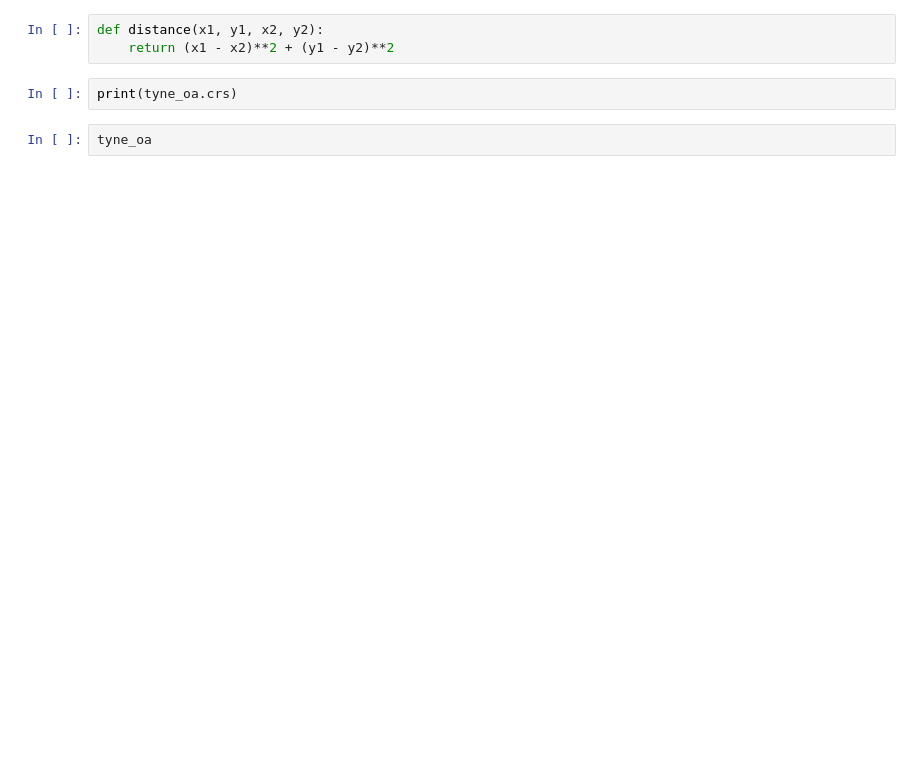
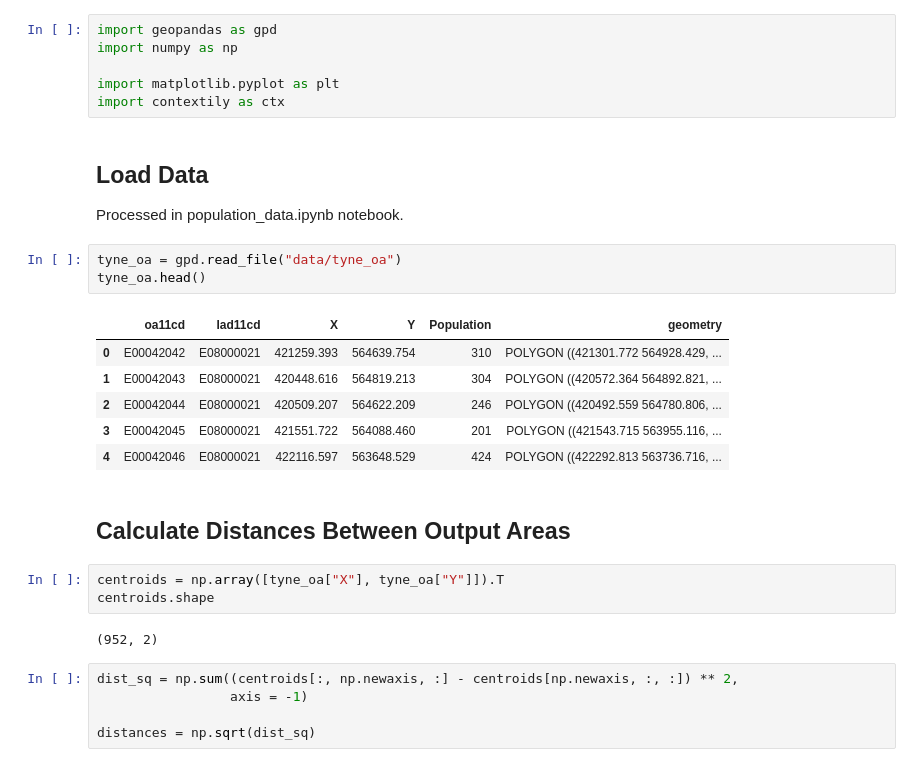
Before and after one commit to alan-turing-institute/spatial-inequality, a Jupyter notebook: population_optimisation.ipynb, the cells around one changed output. Drawn from its saved outputs; the diff is of its cells as text; blank space fills up the shorter version.

Commit message:
first distance and satisfaction functions

```diff
--- a/population_optimisation.ipynb
+++ b/population_optimisation.ipynb
@@ -182,7 +1,32 @@ pop_weights
-# %%
-def distance(x1, y1, x2, y2):
-    return (x1 - x2)**2 + (y1 - y2)**2
-# %%
-print(tyne_oa.crs)
-# %%
-tyne_oa
+# %%
+import geopandas as gpd
+import numpy as np
+
+import matplotlib.pyplot as plt
+import contextily as ctx
+# %% [markdown]
+## Load Data
+
+Processed in population_data.ipynb notebook.
+# %%
+tyne_oa = gpd.read_file("data/tyne_oa")
+tyne_oa.head()
+# %% [output]
+|  | oa11cd | lad11cd | X | Y | Population | geometry |
+| 0 | E00042042 | E08000021 | 421259.393 | 564639.754 | 310 | POLYGON ((421301.772 564928.429, ... |
+| 1 | E00042043 | E08000021 | 420448.616 | 564819.213 | 304 | POLYGON ((420572.364 564892.821, ... |
+| 2 | E00042044 | E08000021 | 420509.207 | 564622.209 | 246 | POLYGON ((420492.559 564780.806, ... |
+| 3 | E00042045 | E08000021 | 421551.722 | 564088.460 | 201 | POLYGON ((421543.715 563955.116, ... |
+| 4 | E00042046 | E08000021 | 422116.597 | 563648.529 | 424 | POLYGON ((422292.813 563736.716, ... |
+# %% [markdown]
+## Calculate Distances Between Output Areas
+# %%
+centroids = np.array([tyne_oa["X"], tyne_oa["Y"]]).T
+centroids.shape
+# %% [output]
+(952, 2)
+# %%
+dist_sq = np.sum((centroids[:, np.newaxis, :] - centroids[np.newaxis, :, :]) ** 2,
+                 axis = -1)
+
+distances = np.sqrt(dist_sq)
```
Also changed, not shown: parts of 42 cells of this notebook, 1 other file.
